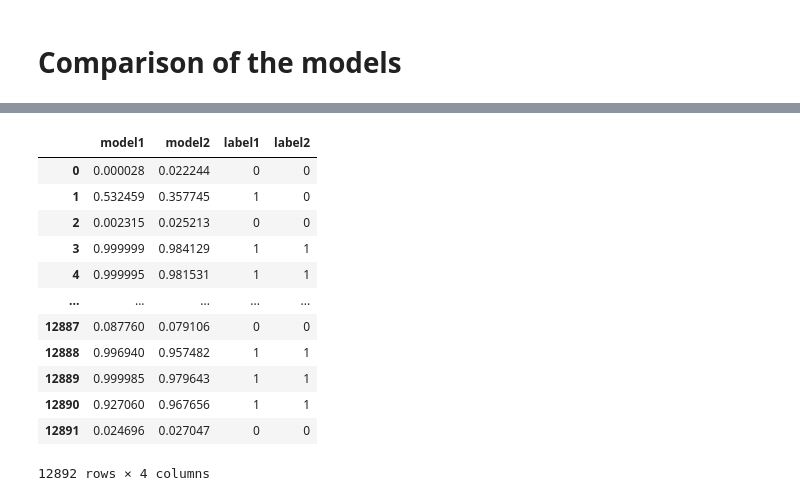
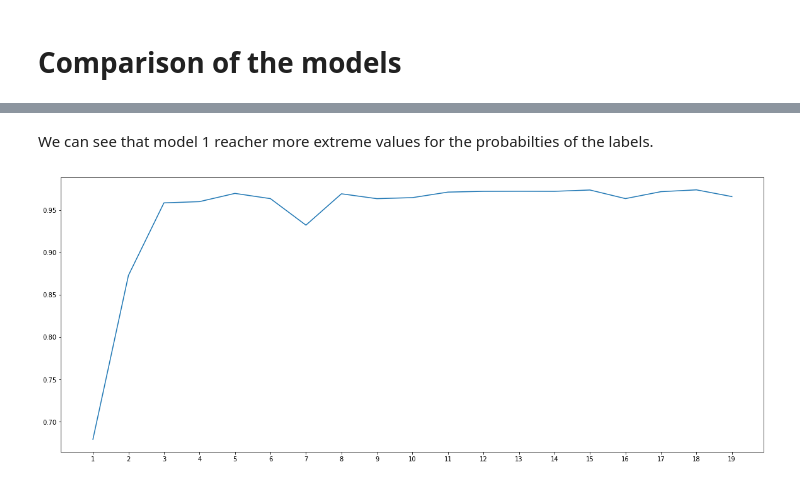
Before and after one commit to CallensToon/Machine_Learning_course_UGent_D012554_kaggle, a Jupyter notebook: Kaggle_eye_blinking_prediciton.ipynb, the cells around one changed output, grey strips where cells are left out. Cells and saved outputs as stored; diff of their text form; code cells hidden in the pictures.

```diff
--- a/Kaggle_eye_blinking_prediciton.ipynb
+++ b/Kaggle_eye_blinking_prediciton.ipynb
@@ -802,33 +785,14 @@ plt.show()
-# %%
-label1 = []
-for i in comp.model1:
-  if i < 0.5:
-    label1.append(0)
-  else:
-    label1.append(1)
-
-label2 = []
-for i in comp.model2:
-  if i < 0.5:
-    label2.append(0)
-  else:
-    label2.append(1)
-
-comp['label1'] = label1
-comp['label2'] = label2
-
-comp
-# %% [output]
-|  | model1 | model2 | label1 | label2 |
-| 0 | 0.000028 | 0.022244 | 0 | 0 |
-| 1 | 0.532459 | 0.357745 | 1 | 0 |
-| 2 | 0.002315 | 0.025213 | 0 | 0 |
-| 3 | 0.999999 | 0.984129 | 1 | 1 |
-| 4 | 0.999995 | 0.981531 | 1 | 1 |
-| ... | ... | ... | ... | ... |
-| 12887 | 0.087760 | 0.079106 | 0 | 0 |
-| 12888 | 0.996940 | 0.957482 | 1 | 1 |
-| 12889 | 0.999985 | 0.979643 | 1 | 1 |
-| 12890 | 0.927060 | 0.967656 | 1 | 1 |
-| 12891 | 0.024696 | 0.027047 | 0 | 0 |
-12892 rows × 4 columns
+# %% [markdown]
+We can see that model 1 reacher more extreme values for the probabilties of the labels.
+# %%
+#The score of all my Kaggle attempts
+resultskaggle = [0.67936, 0.87290, 0.95857, 0.96005, 0.96978, 0.96360, 0.93229, 0.96931, 0.96355, 0.96479, 0.97130, 0.97222, 0.97230, 0.97224, 0.97379, 0.96364, 0.97182, 0.97396, 0.96602]
+tries = range(1,20)
+
+plt.figure(figsize=(20,8))
+
+attempts = sns.lineplot(x=tries, y=resultskaggle)
+attempts.set_xticks(range(1,20))
+plt.show()
+# %% [output]
+[figure, added]
```
Also changed, not shown: parts of 4 cells of this notebook.
